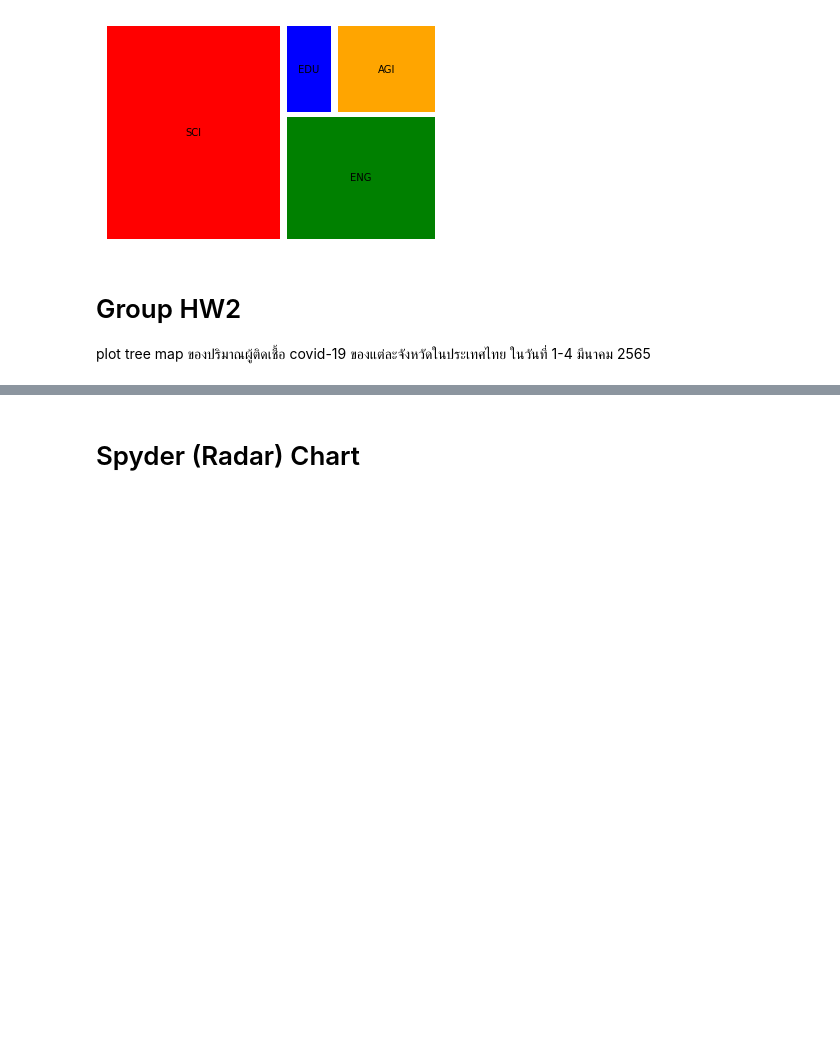
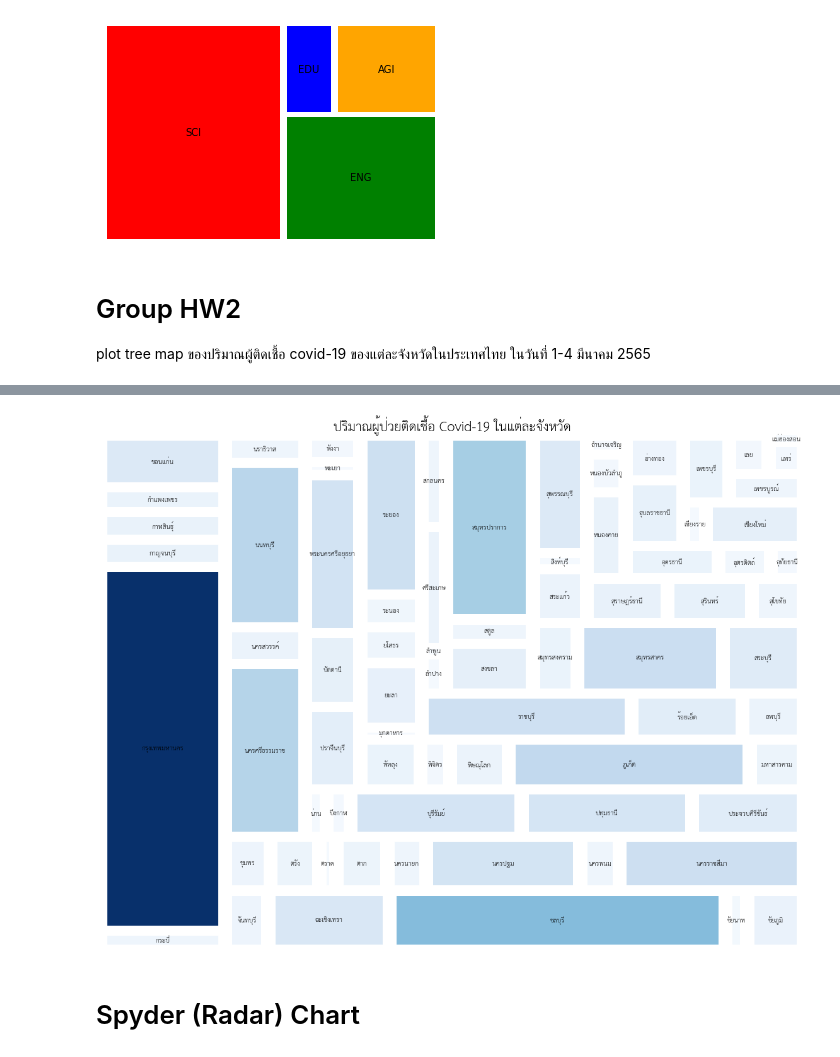
Before and after one commit to Benza1611/data_viz_2022, a Jupyter notebook: DataViz04_Data_Comparison.ipynb, the cells around one changed output, grey strips where cells are left out. Drawn from its saved outputs; the diff is of its cells as text; code cells hidden in the pictures; blank space fills up the shorter version.

```diff
--- a/DataViz04_Data_Comparison.ipynb
+++ b/DataViz04_Data_Comparison.ipynb
@@ -398,0 +413,3 @@ plot tree map ของปริมาณผู้ติดเชื้อ covid
+# %%
+data_covid = pd.read_excel(data_file_path)  #กำหนดตัวแปร data_covid เป็นข้อมูลของผู้ป่วยโควิด
+data_covid  #เรียกดูตารางของผู้ป่วยโควิด
@@ -398,0 +430,3 @@ plot tree map ของปริมาณผู้ติดเชื้อ covid
+# %%
+data_p = data_covid[(data_covid['announce_date']>='2022-03-01') & (data_covid['announce_date']<='2022-03-04')]  #เลือกข้อมูล announce_date วันที่ 1-4 มี.ค. 2565
+data_p ## แสดงข้อมูล
@@ -398,0 +447,3 @@ plot tree map ของปริมาณผู้ติดเชื้อ covid
+# %%
+data_tree = data_p.groupby('province_of_isolation').size().reset_index(name='จำนวนผู้ติดเชื้อ')  #สร้างตารางรวมจำนวนผู้ป่วยในแต่ละจังหวัด
+data_tree
@@ -399,3 +478,15 @@ plot tree map ของปริมาณผู้ติดเชื้อ covid
+# %%
+norm = matplotlib.colors.Normalize(vmin=min(data_tree['จำนวนผู้ติดเชื้อ']), vmax=max(data_tree['จำนวนผู้ติดเชื้อ']))  #หาสีตามขนาดของข้อมูลมากสุดและน้อยสุด
+colors = [matplotlib.cm.Blues(norm(value)) for value in data_tree['จำนวนผู้ติดเชื้อ']]  #ใส่สี colormap โดยเรียงสีตามขนาดของข้อมูล
+
+fig = plt.gcf()
+fig.set_size_inches(20, 15) #กำหนดขนาดของกราฟ
+
+squarify.plot(data_tree['จำนวนผู้ติดเชื้อ'],label=data_tree['province_of_isolation'],color=colors,pad=True) #plot กราฟ
+plt.title('ปริมาณผู้ป่วยติดเชื้อ Covid-19 ในแต่ละจังหวัด',fontsize=20) #กำหนดชื่อกราฟและขนาดตัวหนังสือ
+plt.axis('off'); #ลบแกน x,y
+# %% [output]
+[figure, added]
 # %% [markdown]
 # Spyder (Radar) Chart
 # %%
```
Also changed, not shown: parts of 12 cells of this notebook.
